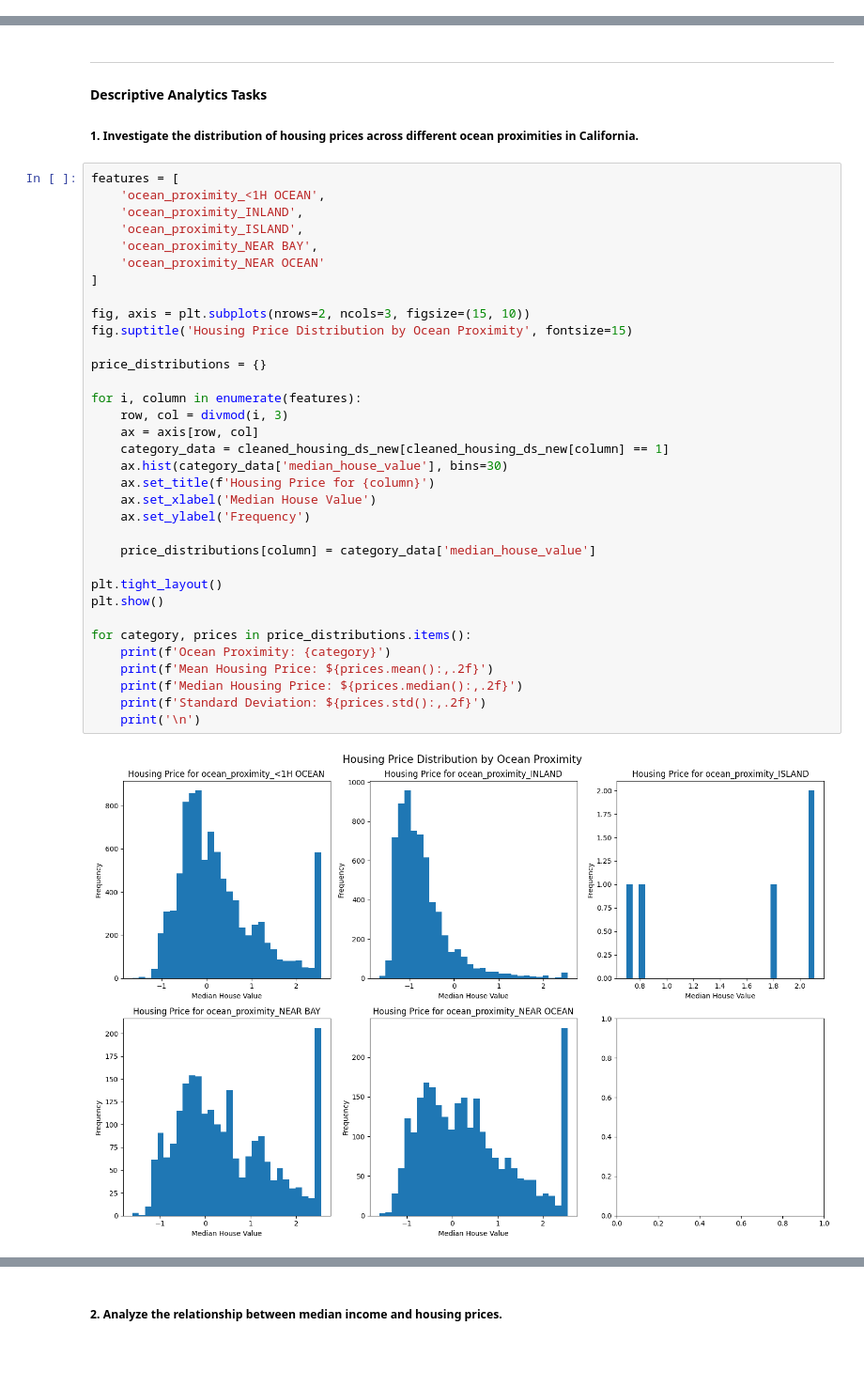
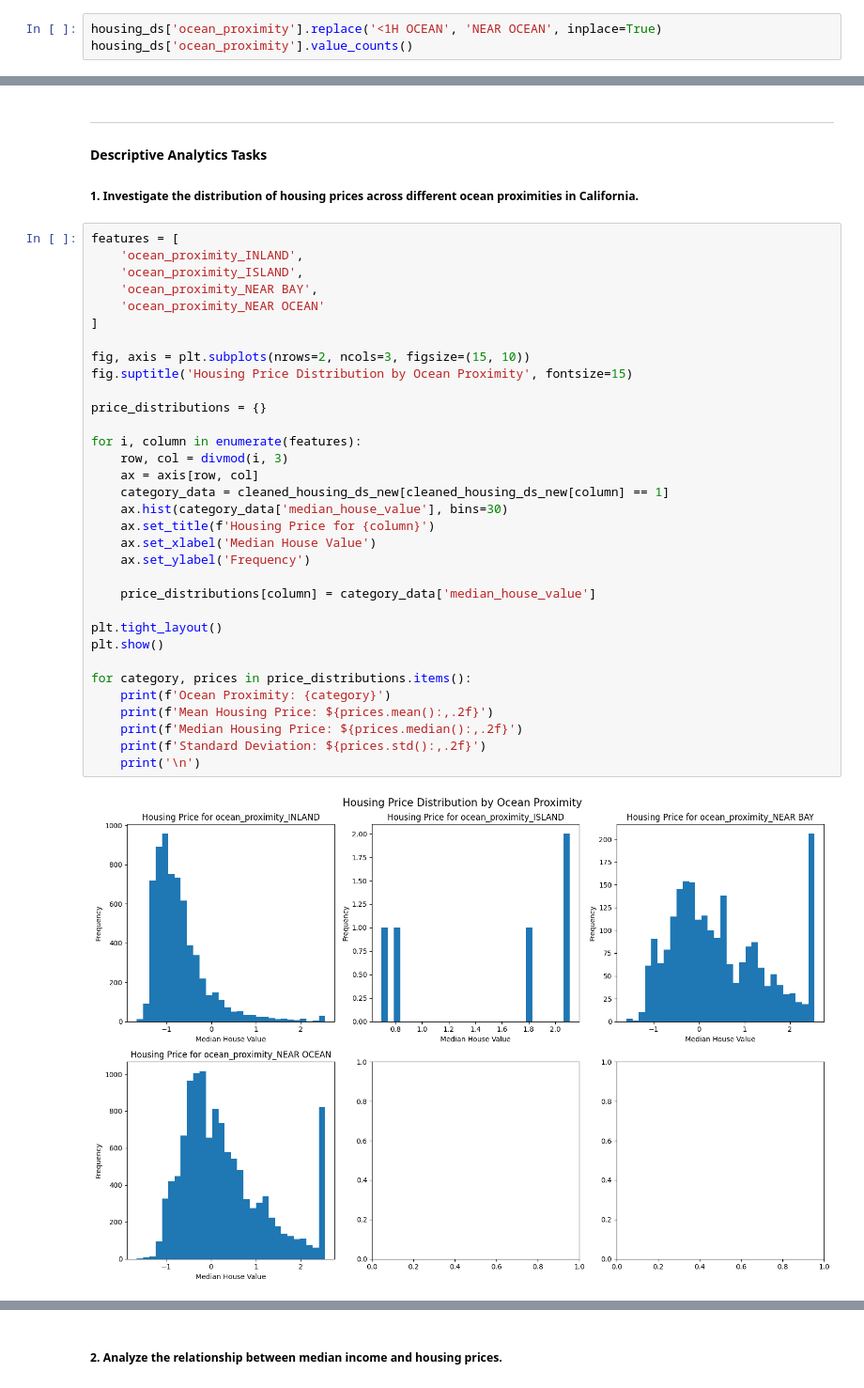
Before and after one commit to CSCN8000/Fall2023, a Jupyter notebook: students-submissions/8938766/ChitrankDave_8938766_1_Midterm.ipynb, the cells around one changed output, grey strips where cells are left out. Shown at 94% size. Drawn from its saved outputs; the diff is of its cells as text; blank space fills up the shorter version.

```diff
--- a/students-submissions/8938766/ChitrankDave_8938766_1_Midterm.ipynb
+++ b/students-submissions/8938766/ChitrankDave_8938766_1_Midterm.ipynb
@@ -292,3 +311,6 @@ NEAR OCEAN    2647
 NEAR BAY      2271
 ISLAND           5
 Name: count, dtype: int64
+# %%
+housing_ds['ocean_proximity'].replace('<1H OCEAN', 'NEAR OCEAN', inplace=True)
+housing_ds['ocean_proximity'].value_counts()
@@ -418,37 +447,36 @@ cleaned_housing_ds_new
 ##### **1. Investigate the distribution of housing prices across different ocean proximities in California.**
 # %%
 features = [
-    'ocean_proximity_<1H OCEAN',
     'ocean_proximity_INLAND',
     'ocean_proximity_ISLAND',
     'ocean_proximity_NEAR BAY',
     'ocean_proximity_NEAR OCEAN'
 ]
 
 fig, axis = plt.subplots(nrows=2, ncols=3, figsize=(15, 10))
 fig.suptitle('Housing Price Distribution by Ocean Proximity', fontsize=15)
 
 price_distributions = {}
 
 for i, column in enumerate(features):
     row, col = divmod(i, 3)
     ax = axis[row, col]
     category_data = cleaned_housing_ds_new[cleaned_housing_ds_new[column] == 1]
     ax.hist(category_data['median_house_value'], bins=30)
     ax.set_title(f'Housing Price for {column}')
     ax.set_xlabel('Median House Value')
     ax.set_ylabel('Frequency')
 
     price_distributions[column] = category_data['median_house_value']
 
 plt.tight_layout()
 plt.show()
 
 for category, prices in price_distributions.items():
     print(f'Ocean Proximity: {category}')
     print(f'Mean Housing Price: ${prices.mean():,.2f}')
     print(f'Median Housing Price: ${prices.median():,.2f}')
     print(f'Standard Deviation: ${prices.std():,.2f}')
     print('\n')
 # %% [output]
-[figure, old version]
+[figure, new version]
```
Also changed, not shown: parts of 12 cells of this notebook, 1 other file.
